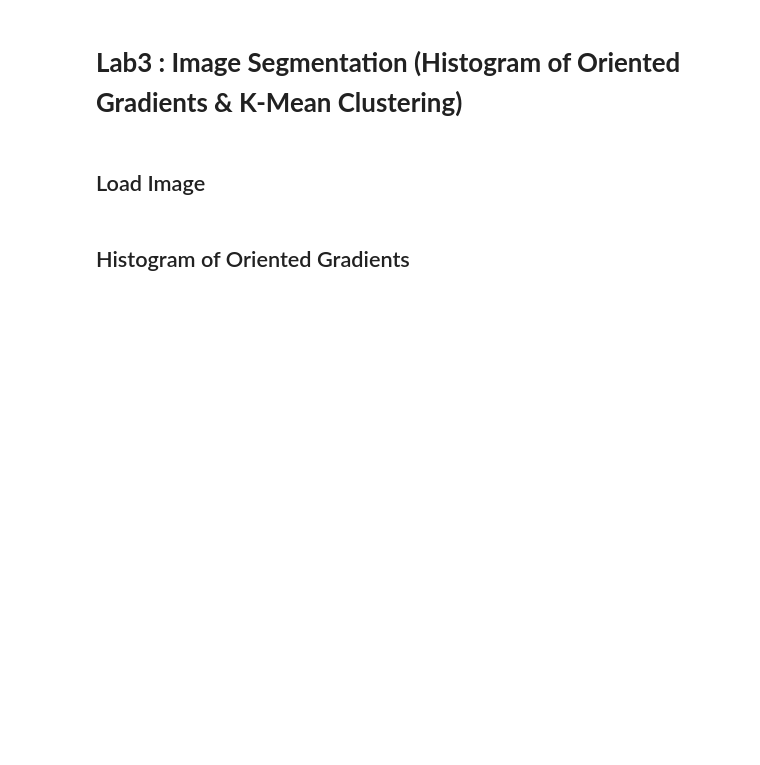
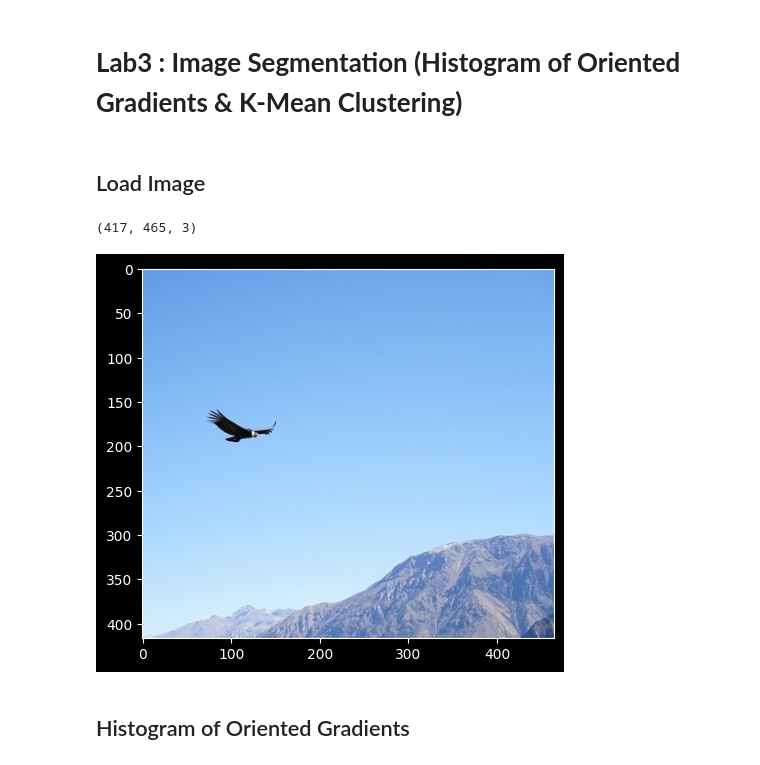
Before and after one commit to pomneii/Image-Processing, a Jupyter notebook: Lab3_Image-Segmentation/Lab3_Image Segmentation.ipynb, the cells around one changed output. Cells and saved outputs as stored; diff of their text form; code cells hidden in the pictures; blank space fills up the shorter version.

```diff
--- a/Lab3_Image-Segmentation/Lab3_Image Segmentation.ipynb
+++ b/Lab3_Image-Segmentation/Lab3_Image Segmentation.ipynb
@@ -29,3 +24,20 @@ plt.imshow(image)
+# %%
+### START CODE HERE ###
+image = cv2.imread("./asset/bird.jpg")
+rgb_img = cv2.cvtColor(image, cv2.COLOR_BGR2RGB)
+
+print(rgb_img.shape)
+# rgb_img = cv2.resize(rgb_img, (1200, 800))
+gray_img = cv2.cvtColor(rgb_img, cv2.COLOR_RGB2GRAY)
+plt.imshow(rgb_img)
+
+plt.style.use("dark_background")
+
+plt.show()
+### END CODE HERE ###
+# %% [output]
+(417, 465, 3)
+[figure, added]
 # %% [markdown]
 ## Histogram of Oriented Gradients
 # %% [markdown]
```
Also changed, not shown: parts of 15 cells of this notebook, 3 other files.
